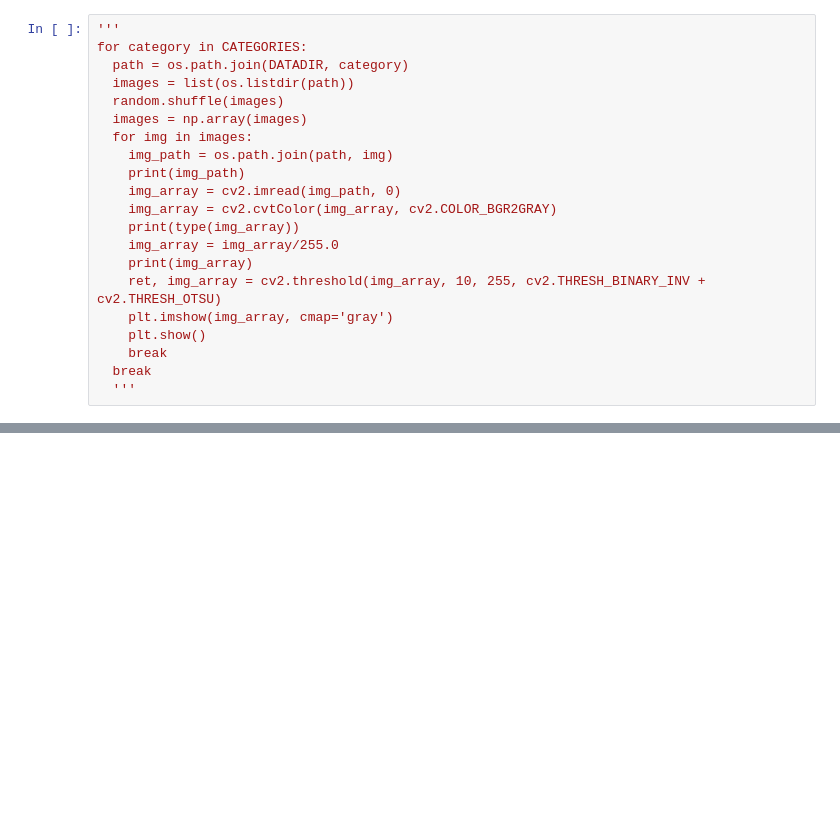
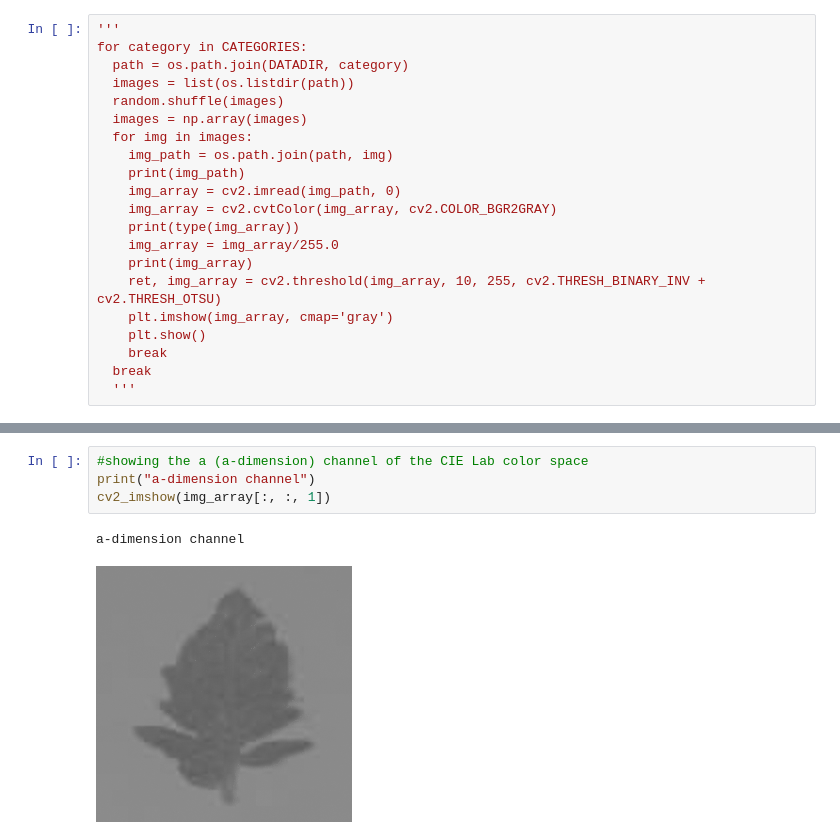
Before and after one commit to Razzf/NeuralNetworkFromScratch, a Jupyter notebook: TomatoDiseaseClsf.ipynb, the cells around one changed output, grey strips where cells are left out. Cells and saved outputs as stored; diff of their text form; blank space fills up the shorter version.

```diff
--- a/TomatoDiseaseClsf.ipynb
+++ b/TomatoDiseaseClsf.ipynb
@@ -59,0 +77,7 @@ NameError: ignored
+# %%
+#showing the a (a-dimension) channel of the CIE Lab color space
+print("a-dimension channel")
+cv2_imshow(img_array[:, :, 1])
+# %% [output]
+a-dimension channel
+[figure, added]
```
Also changed, not shown: parts of 8 cells of this notebook.
